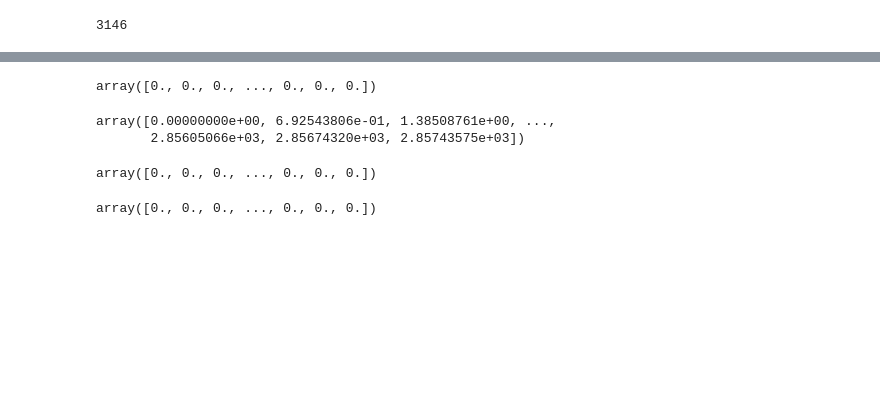
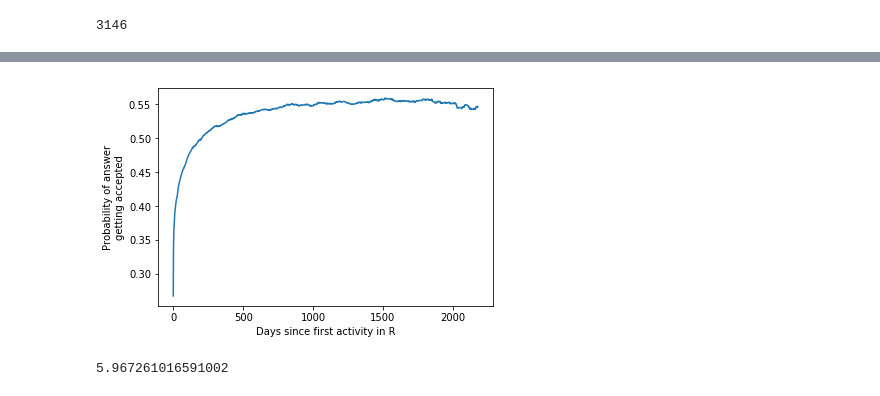
Before and after one commit to live-wire/overflow, a Jupyter notebook: Barbara_metrics.ipynb, the cells around one changed output, grey strips where cells are left out. Drawn from its saved outputs; the diff is of its cells as text; code cells hidden in the pictures; blank space fills up the shorter version.

```diff
--- a/Barbara_metrics.ipynb
+++ b/Barbara_metrics.ipynb
@@ -248,8 +252,8 @@ nrUsers = np.zeros(len(x_all))
 users = list(set(summaryTableProbAccAnswer[" OwnerUserId"].tolist()))
 #total = np.empty((len(x_all),len(users),))
 #total.fill(np.nan)
-thresExpertise=0.4
-i=0
+thresExpertise=0.3
+consUsers=0
 #for each user:
 #linear interpolation - already checked that curve shape is similar to the ones obtained individually
 for user in users:
@@ -261,9 +265,9 @@ for user in users:
 
 
     if (min(probs_user[-5:])>thresExpertise):
+        consUsers=consUsers+1
         #total[0:len(subset_x_all),i]=f1_int
         #update probability sums at each time point with the interpolated probabilities for this user
         sumProbs[0:len(subset_x_all)]=sumProbs[0:len(subset_x_all)]+f1_int
         #update nr users
         nrUsers[0:len(subset_x_all)] = nrUsers[0:len(subset_x_all)]+1
-        i=i+1
@@ -311,9 +293,0 @@ array([5., 5., 5., ..., 5., 5., 5.])
-# %%
-f1_int
-# %% [output]
-array([0., 0., 0., ..., 0., 0., 0.])
-# %%
-subset_x_all
-# %% [output]
-array([0.00000000e+00, 6.92543806e-01, 1.38508761e+00, ...,
-       2.85605066e+03, 2.85674320e+03, 2.85743575e+03])
@@ -322,8 +294,12 @@ f1_int = f1(subset_x_all)
-# %%
-f1_int
-# %% [output]
-array([0., 0., 0., ..., 0., 0., 0.])
-# %%
-f1_int
-# %% [output]
-array([0., 0., 0., ..., 0., 0., 0.])
+# %%
+plt.figure()
+plt.xlabel("Days since first activity in R")
+plt.ylabel("Probability of answer\ngetting accepted")
+plt.plot(x_all, sumProbs/nrUsers)
+plt.show()
+# %% [output]
+[figure, added]
+# %%
+max(x_all)/365 #time range in the plot (years)
+# %% [output]
+5.967261016591002
```
Also changed, not shown: parts of 11 cells of this notebook.
